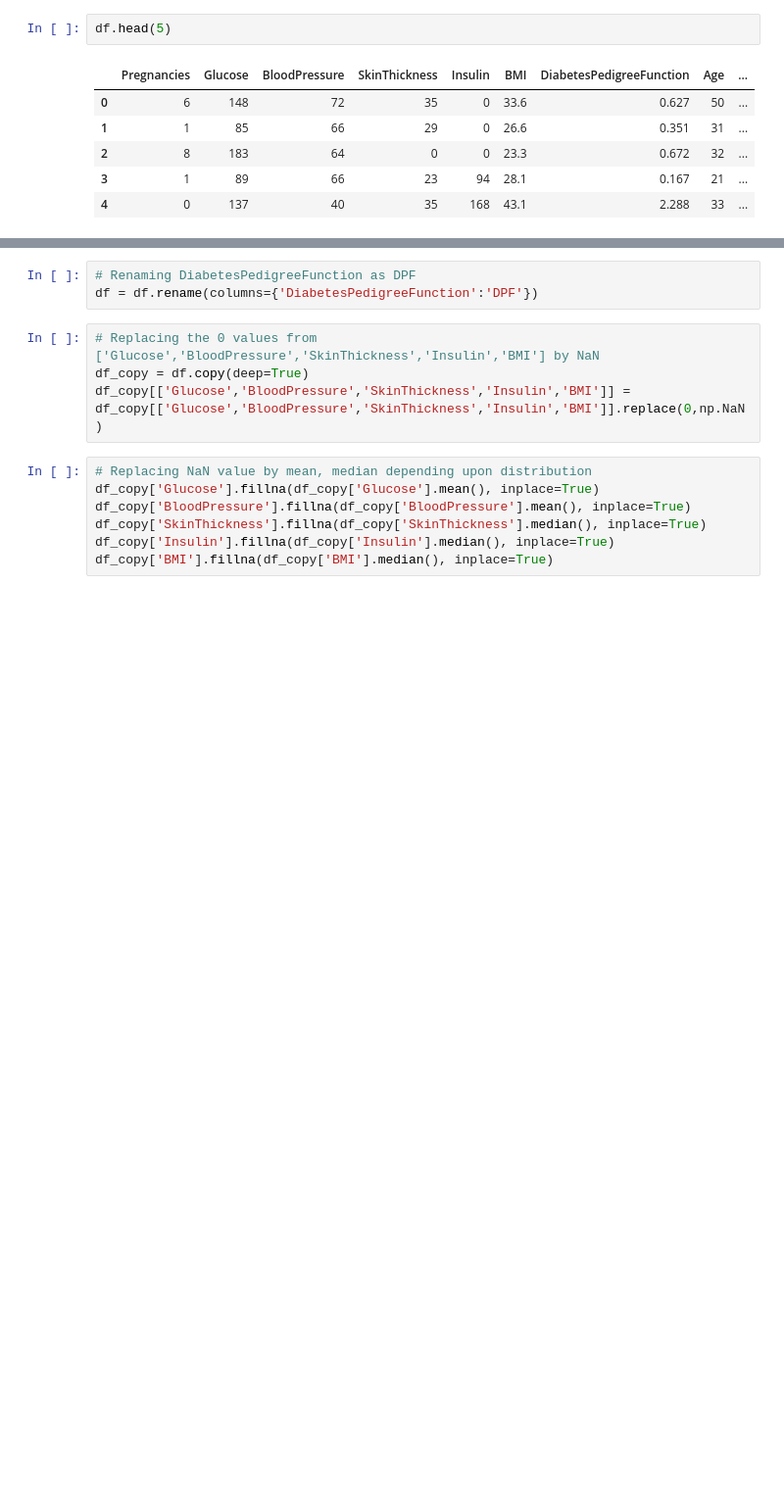
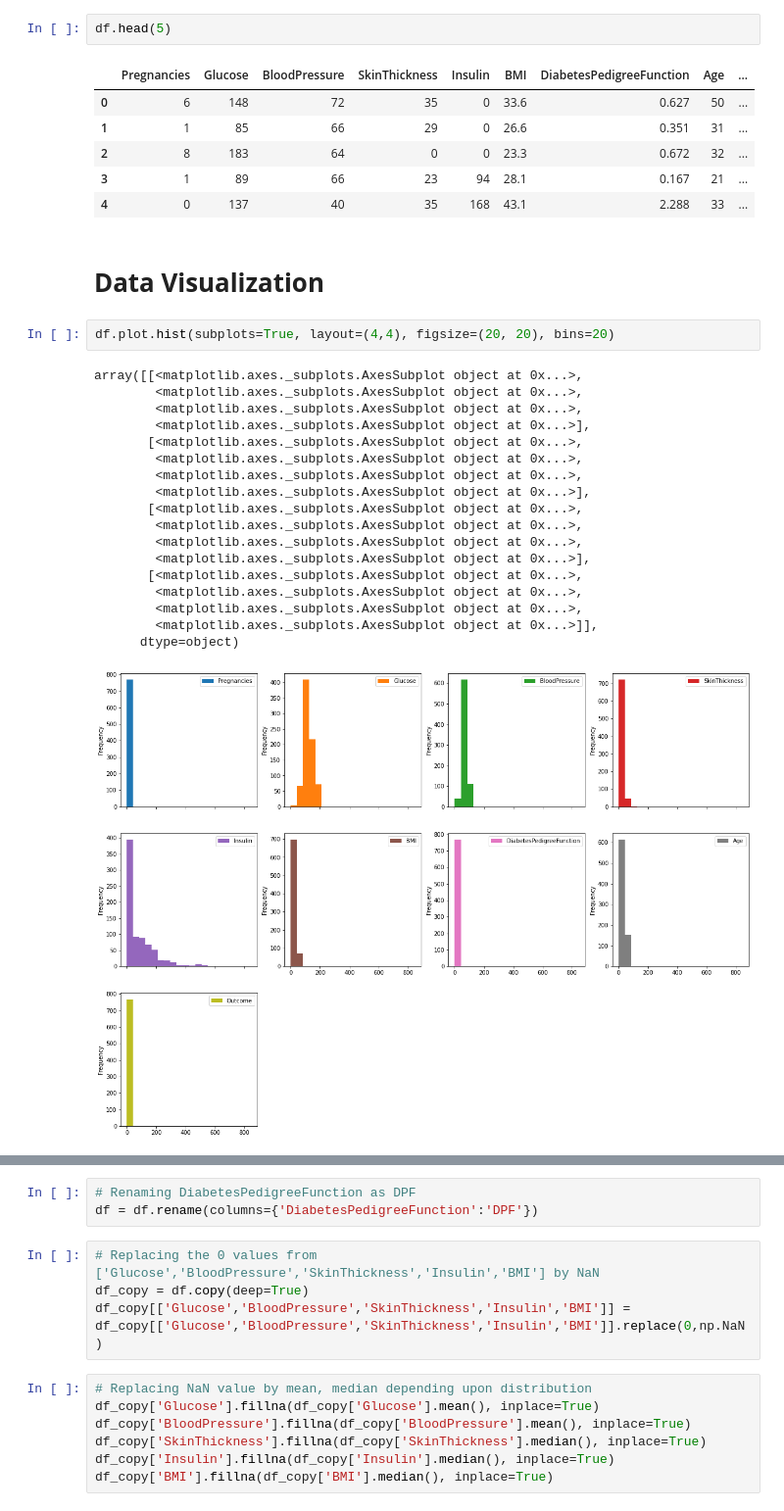
Before and after one commit to kritikaparmar-programmer/HealthCheck, a Jupyter notebook: Notebooks/DiabetesNotebook.ipynb, the cells around one changed output, grey strips where cells are left out. Shown: that part at 98% size. Saved outputs shown, nothing was run; the diff lists cells and outputs as text; blank space fills up the shorter version.

```diff
--- a/Notebooks/DiabetesNotebook.ipynb
+++ b/Notebooks/DiabetesNotebook.ipynb
@@ -15,3 +18,26 @@ df.head(5)
 | 2 | 8 | 183 | 64 | 0 | 0 | 23.3 | 0.672 | 32 | ... |
 | 3 | 1 | 89 | 66 | 23 | 94 | 28.1 | 0.167 | 21 | ... |
 | 4 | 0 | 137 | 40 | 35 | 168 | 43.1 | 2.288 | 33 | ... |
+# %% [markdown]
+# **Data Visualization**
+# %%
+df.plot.hist(subplots=True, layout=(4,4), figsize=(20, 20), bins=20)
+# %% [output]
+array([[<matplotlib.axes._subplots.AxesSubplot object at 0x...>,
+        <matplotlib.axes._subplots.AxesSubplot object at 0x...>,
+        <matplotlib.axes._subplots.AxesSubplot object at 0x...>,
+        <matplotlib.axes._subplots.AxesSubplot object at 0x...>],
+       [<matplotlib.axes._subplots.AxesSubplot object at 0x...>,
+        <matplotlib.axes._subplots.AxesSubplot object at 0x...>,
+        <matplotlib.axes._subplots.AxesSubplot object at 0x...>,
+        <matplotlib.axes._subplots.AxesSubplot object at 0x...>],
+       [<matplotlib.axes._subplots.AxesSubplot object at 0x...>,
+        <matplotlib.axes._subplots.AxesSubplot object at 0x...>,
+        <matplotlib.axes._subplots.AxesSubplot object at 0x...>,
+        <matplotlib.axes._subplots.AxesSubplot object at 0x...>],
+       [<matplotlib.axes._subplots.AxesSubplot object at 0x...>,
+        <matplotlib.axes._subplots.AxesSubplot object at 0x...>,
+        <matplotlib.axes._subplots.AxesSubplot object at 0x...>,
+        <matplotlib.axes._subplots.AxesSubplot object at 0x...>]],
+      dtype=object)
+[figure, added]
```
Also changed, not shown: parts of 17 cells of this notebook.
